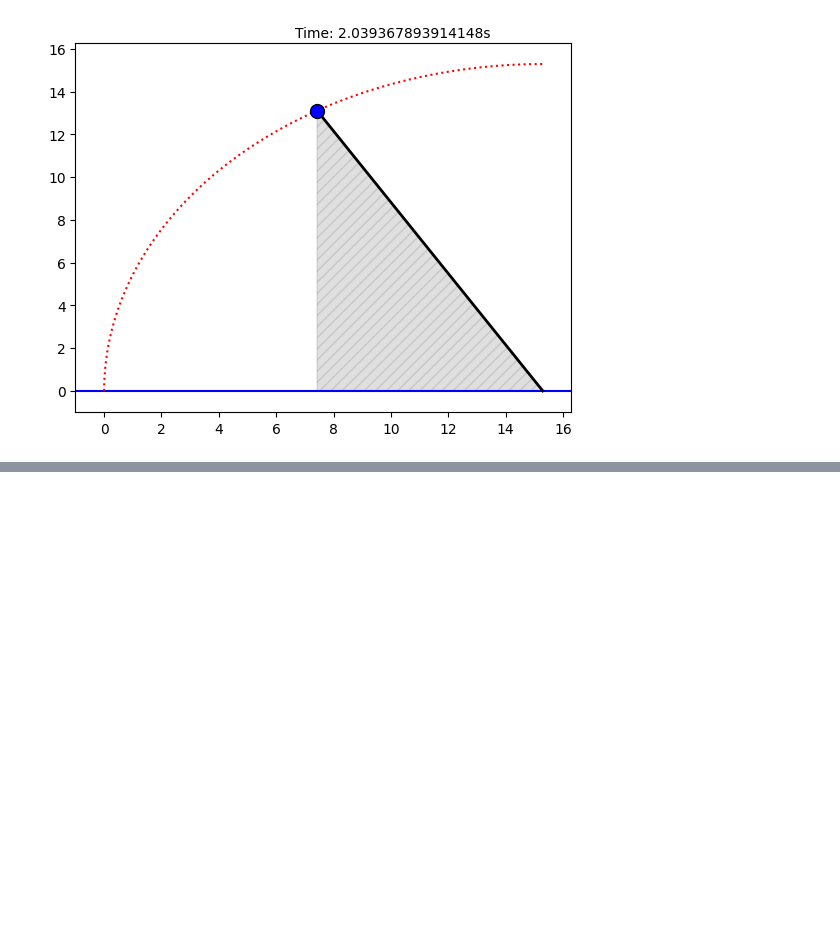
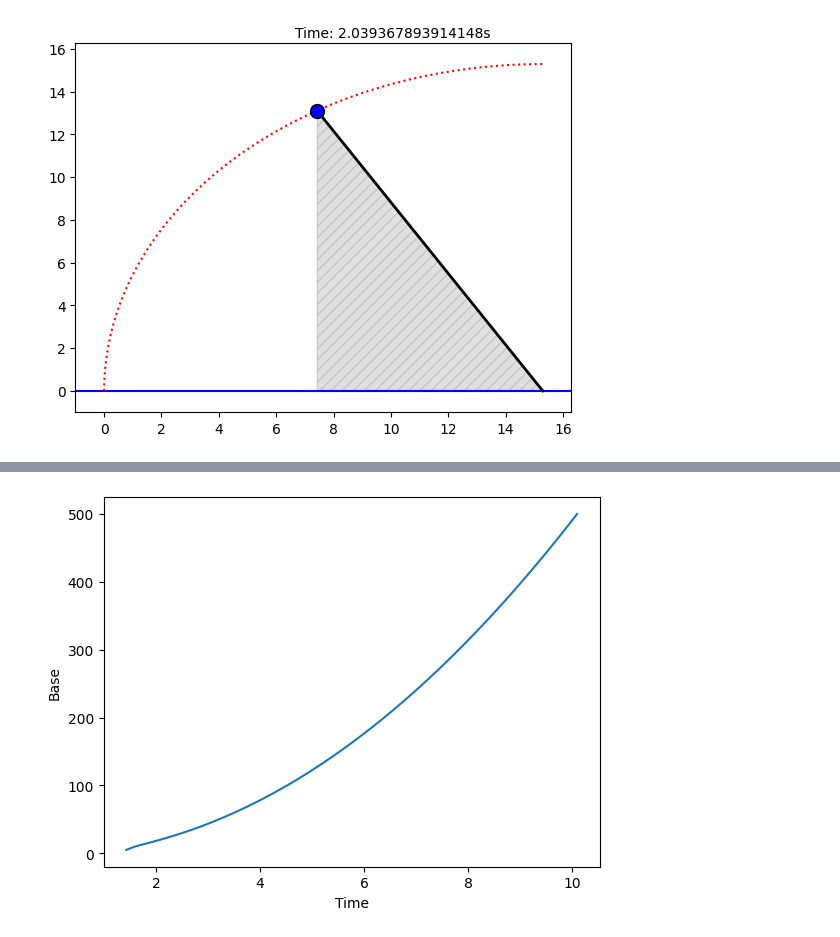
Before and after one commit to Atishaya7777/brachistochrone-trajectory, a Jupyter notebook: main.ipynb, the cells around one changed output, grey strips where cells are left out. Saved outputs shown, nothing was run; the diff lists cells and outputs as text; code cells hidden in the pictures; blank space fills up the shorter version.

```diff
--- a/main.ipynb
+++ b/main.ipynb
@@ -210,0 +237,15 @@ np.arctan(5/3)
+# %%
+time_list: list[float] = []
+base_list: list[float] = []
+BASE: float = 5.0
+PERPENDICULAR: float = 5.0
+
+for i in range(100):
+    h: float = calc_hypotenuse(BASE * (i + 1), BASE)
+    base_list.append(BASE * (i + 1))
+    time: float = calc_time(h, GRAVITY, BASE * (i + 1))
+    time_list.append(time)
+
+plot_two_val(time_list, base_list, "Time", "Base")
+# %% [output]
+[figure, added]
```
Also changed, not shown: parts of 10 cells of this notebook, 2 other files.
